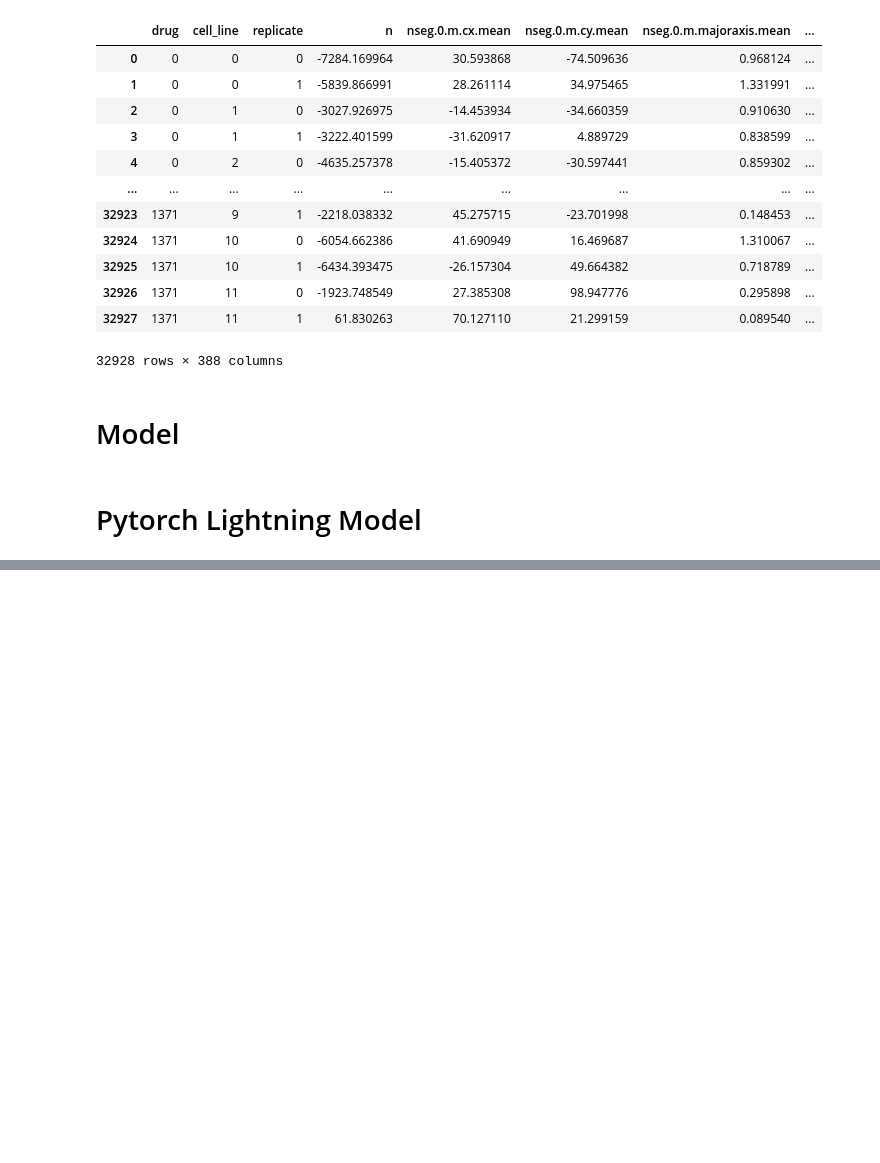
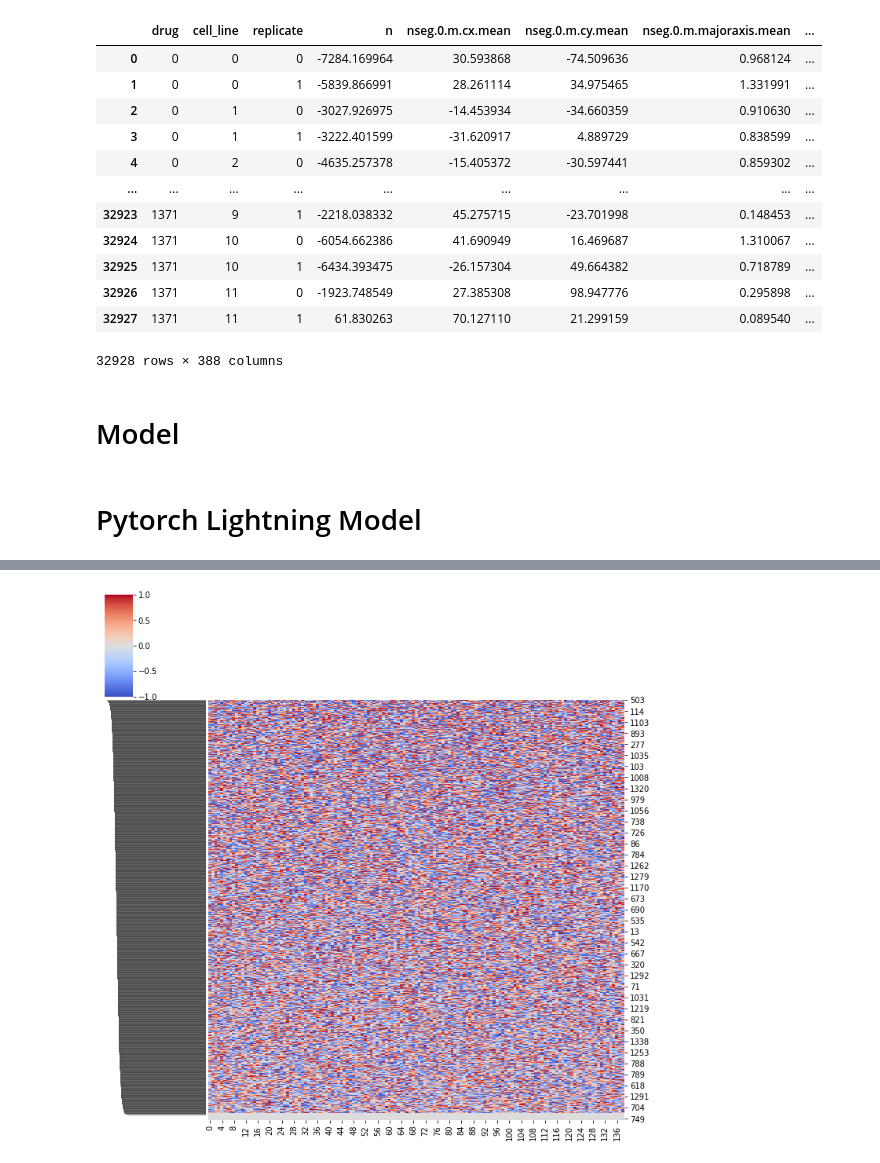
Before and after one commit to gvisona/interpreting-representations, a Jupyter notebook: idr0017/exp MF PL.ipynb, the cells around one changed output, grey strips where cells are left out. Cells and saved outputs as stored; diff of their text form; code cells hidden in the pictures; blank space fills up the shorter version.

```diff
--- a/idr0017/exp MF PL.ipynb
+++ b/idr0017/exp MF PL.ipynb
@@ -839,0 +879,10 @@ Iteration 118, Error: 0.6602595684486693
+# %%
+pretrain_drug_emb = mf_model.get_matrix("drug_embedding").cpu().numpy().astype(float).copy()
+#fig, ax = plt.subplots(figsize=(10,10))
+#sns.heatmap(drug_emb, ax=ax)
+# with sns.color_palette("PuBuGn_d"):
+# sns.set_palette("husl")
+sns.clustermap(pretrain_drug_emb, col_cluster=False, method='centroid', cmap="coolwarm", vmin=-1, vmax=1 )
+plt.show()
+# %% [output]
+[figure, added]
```
Also changed, not shown: parts of 24 cells of this notebook, 12 other files.
